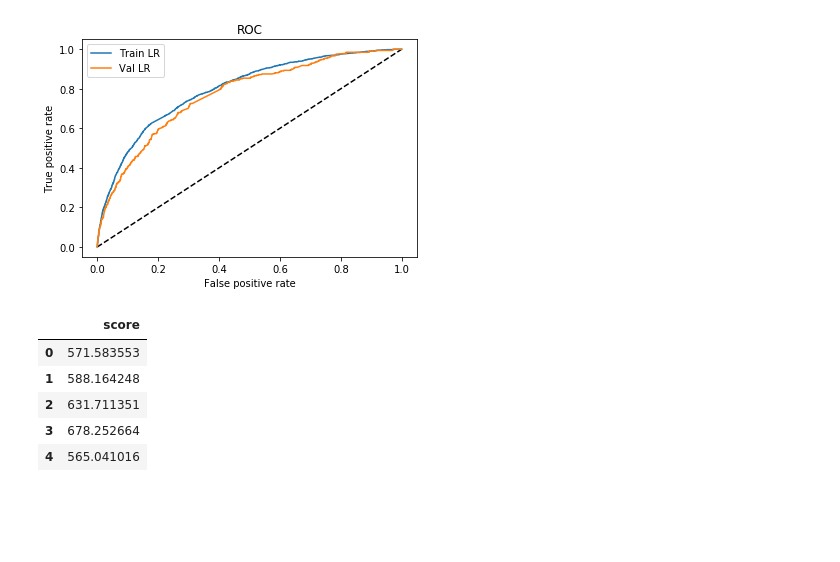
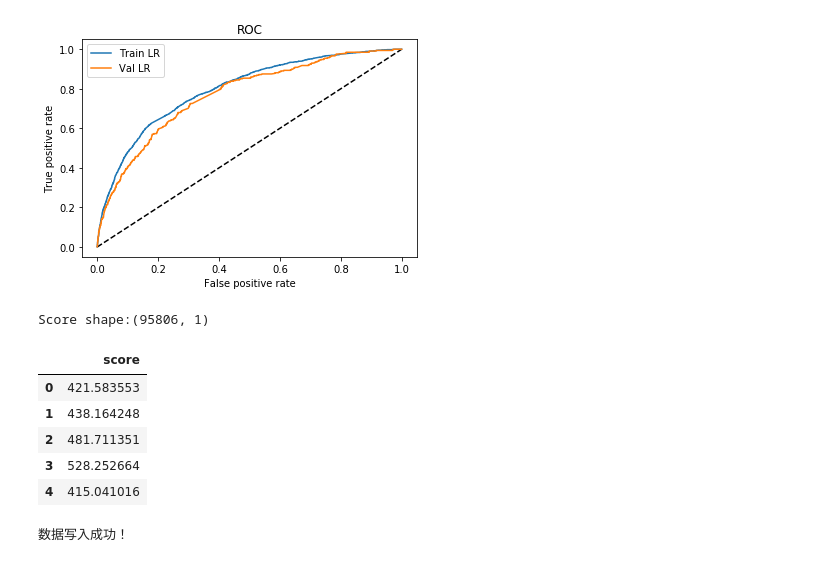
Before and after one commit to iihcy/LR_ScoreCard, a Jupyter notebook: LR_ScoreCard.ipynb, the cells around one changed output. Saved outputs shown, nothing was run; the diff lists cells and outputs as text; code cells hidden in the pictures; blank space fills up the shorter version.

```diff
--- a/LR_ScoreCard.ipynb
+++ b/LR_ScoreCard.ipynb
@@ -104,17 +106,19 @@ plt.show()
 # %%
 # 模型分数
 def score(pro):
-    score = 650 + 50 * np.log(pro/(1-pro))
+    score = 500 + 50 * np.log(pro/(1-pro))
     return score
 
 df_pro = np.hstack((train_y_pro, val_y_pro))
 score = score(df_pro)
 score = pd.Series(score).to_frame().rename(columns={0:'score'})
+print('Score shape:{}'.format(score.shape))
 score.head()
 # %% [output]
+Score shape:(95806, 1)
 |  | score |
-| 0 | 571.583553 |
-| 1 | 588.164248 |
-| 2 | 631.711351 |
-| 3 | 678.252664 |
-| 4 | 565.041016 |
+| 0 | 421.583553 |
+| 1 | 438.164248 |
+| 2 | 481.711351 |
+| 3 | 528.252664 |
+| 4 | 415.041016 |
@@ -120,0 +127,7 @@ score.head()
+# %%
+# 需要传入用户名、登录密码、地址、数据库名、字符编码（一般为utf8）
+engine = create_engine("mysql+pymysql://{}:{}@{}/{}?charset={}".format('root', 'hcy1314520', 'localhost:3306', 'qzyh_data','utf8'))
+score.to_sql(name='acard_score01', con=engine, if_exists='replace', index=True)
+print('数据写入成功！')
+# %% [output]
+数据写入成功！
```
Also changed, not shown: parts of 3 cells of this notebook.
